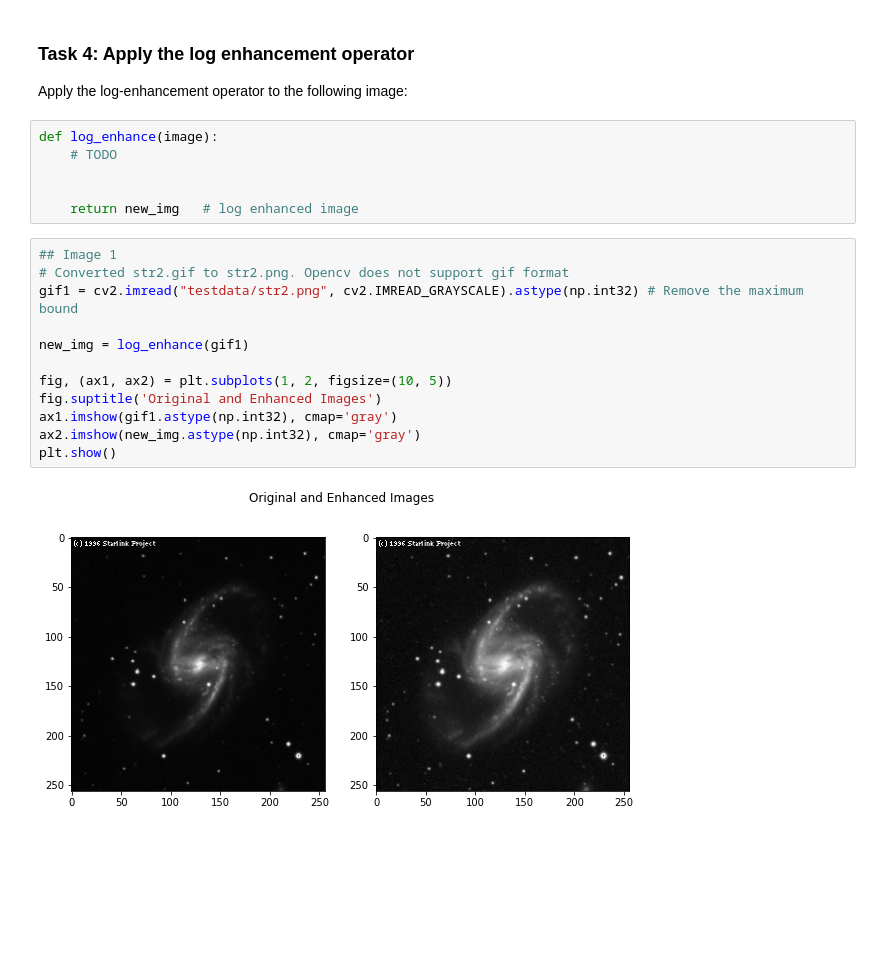
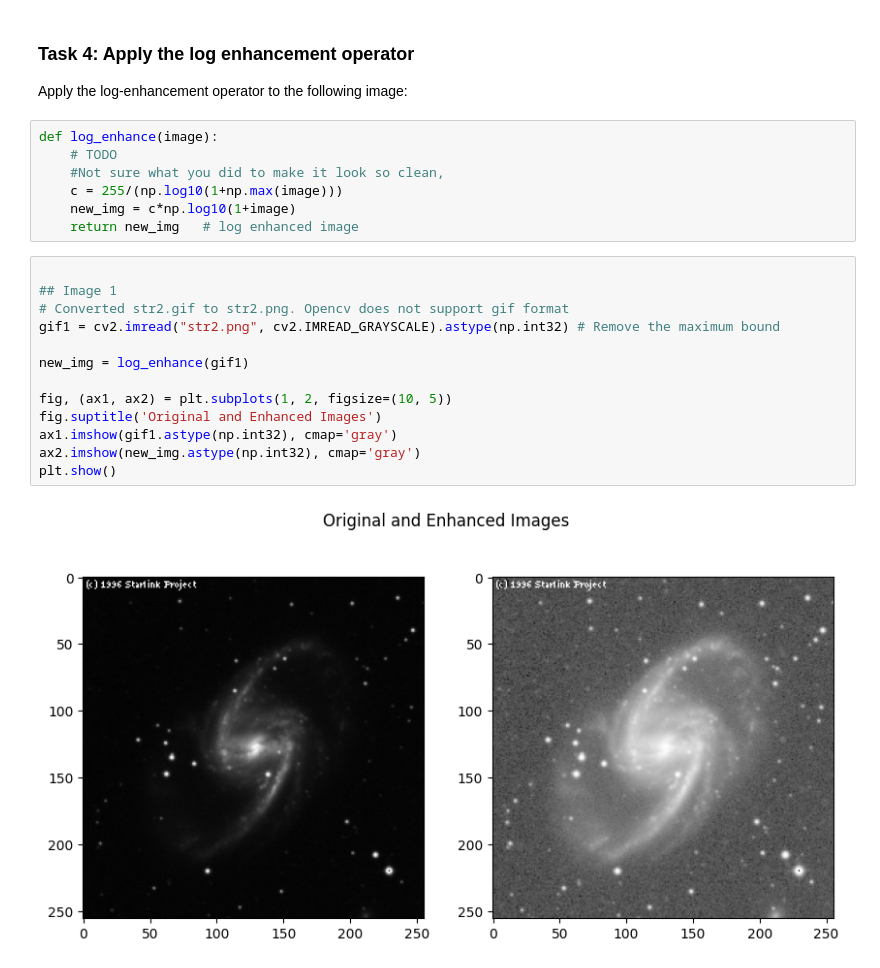
Before and after one commit to codebreakymefix/workingwithimages, a Jupyter notebook: workingWithImages.ipynb, the cells around one changed output. Saved outputs shown, nothing was run; the diff lists cells and outputs as text; blank space fills up the shorter version.

```diff
--- a/workingWithImages.ipynb
+++ b/workingWithImages.ipynb
@@ -221,23 +221,25 @@ It can be a good idea to apply log transformations to astronomy images and x-ray
 ### Task 4: Apply the log enhancement operator
 
 Apply the log-enhancement operator to the following image:
-# %%
-def log_enhance(image):
-    # TODO
-
-
-    return new_img   # log enhanced image
+# %%
+def log_enhance(image):
+    # TODO
+    #Not sure what you did to make it look so clean,
+    c = 255/(np.log10(1+np.max(image)))
+    new_img = c*np.log10(1+image)
+    return new_img   # log enhanced image
 # %%
+
 ## Image 1
 # Converted str2.gif to str2.png. Opencv does not support gif format
-gif1 = cv2.imread("testdata/str2.png", cv2.IMREAD_GRAYSCALE).astype(np.int32) # Remove the maximum bound
+gif1 = cv2.imread("str2.png", cv2.IMREAD_GRAYSCALE).astype(np.int32) # Remove the maximum bound
 
 new_img = log_enhance(gif1)
 
 fig, (ax1, ax2) = plt.subplots(1, 2, figsize=(10, 5))
 fig.suptitle('Original and Enhanced Images')
 ax1.imshow(gif1.astype(np.int32), cmap='gray')
 ax2.imshow(new_img.astype(np.int32), cmap='gray')
 plt.show()
 # %% [output]
-[figure, old version]
+[figure, new version]
```
Also changed, not shown: parts of 10 cells of this notebook.
